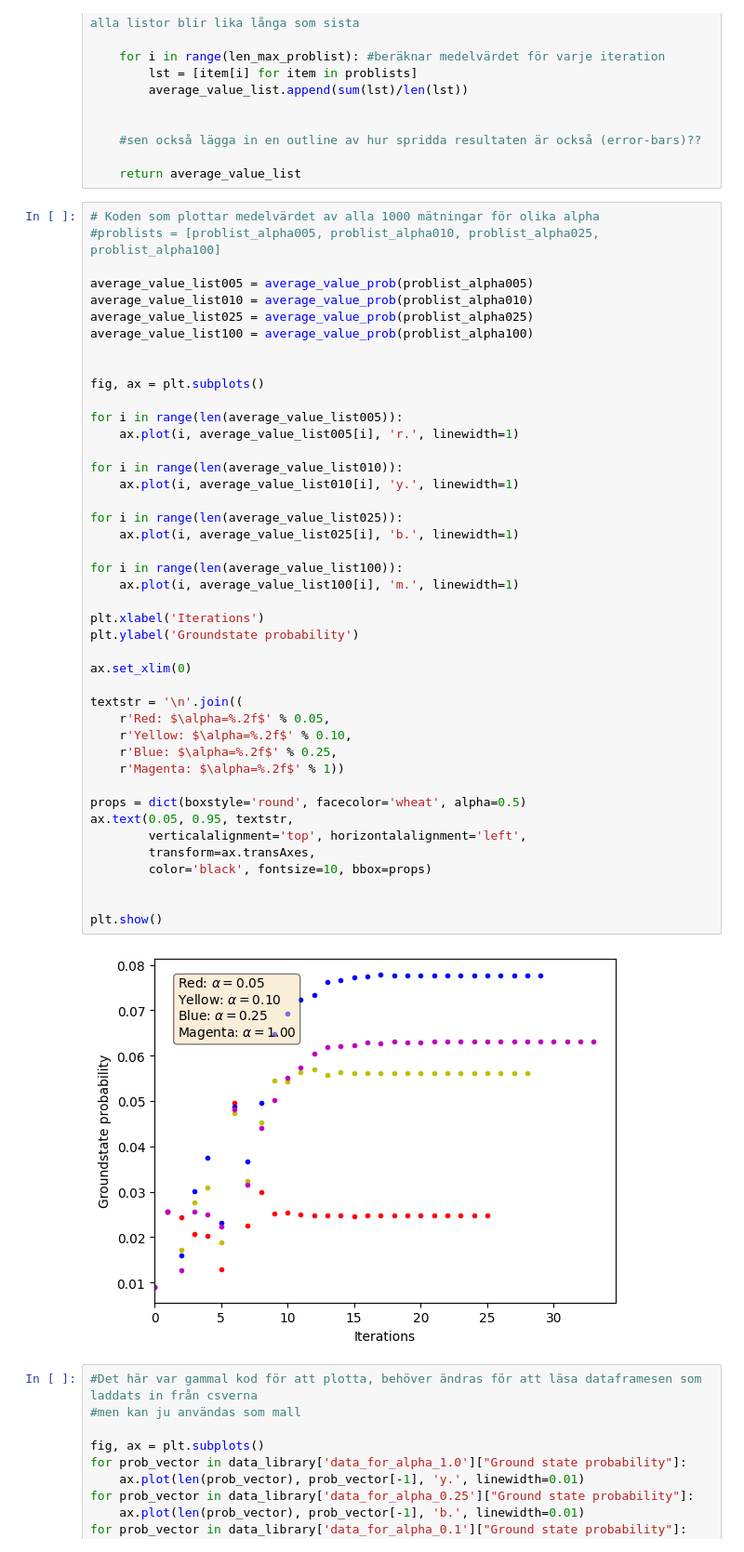
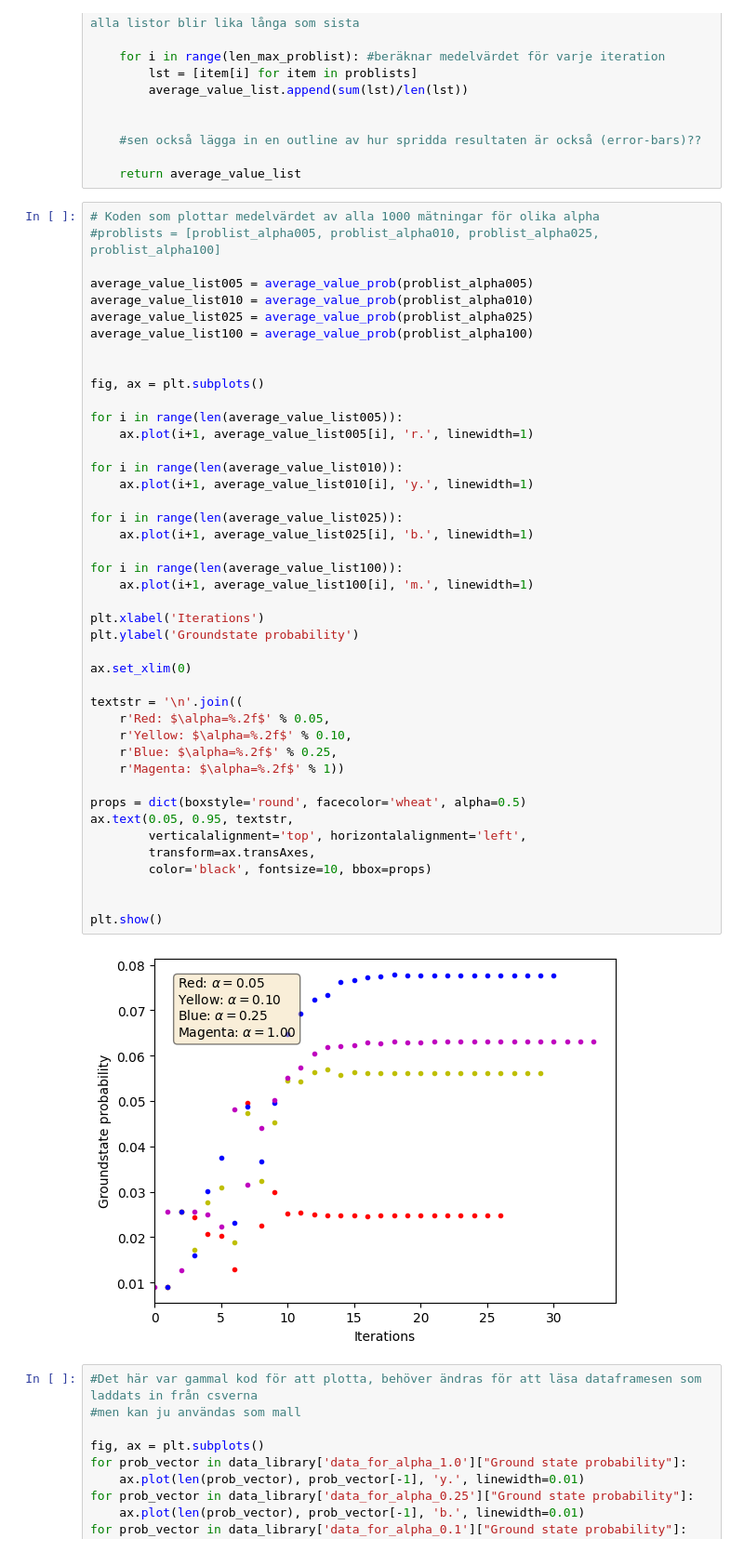
Before and after one commit to jacobljungberg/Testing_CVaR_on_QAOA, a Jupyter notebook: examples/Data_analysis.ipynb, the cells around one changed output. Shown at 93% size. Drawn from its saved outputs; the diff is of its cells as text.

```diff
--- a/examples/Data_analysis.ipynb
+++ b/examples/Data_analysis.ipynb
@@ -153,38 +153,38 @@ average_value_list100 = average_value_prob(problist_alpha100)
 fig, ax = plt.subplots()
 
 for i in range(len(average_value_list005)):
-    ax.plot(i, average_value_list005[i], 'r.', linewidth=1)
+    ax.plot(i+1, average_value_list005[i], 'r.', linewidth=1)
 
 for i in range(len(average_value_list010)):
-    ax.plot(i, average_value_list010[i], 'y.', linewidth=1)
+    ax.plot(i+1, average_value_list010[i], 'y.', linewidth=1)
 
 for i in range(len(average_value_list025)):
-    ax.plot(i, average_value_list025[i], 'b.', linewidth=1)
+    ax.plot(i+1, average_value_list025[i], 'b.', linewidth=1)
 
 for i in range(len(average_value_list100)):
-    ax.plot(i, average_value_list100[i], 'm.', linewidth=1)
+    ax.plot(i+1, average_value_list100[i], 'm.', linewidth=1)
 
 plt.xlabel('Iterations')
 plt.ylabel('Groundstate probability')
 
 ax.set_xlim(0)
 
 textstr = '\n'.join((
     r'Red: $\alpha=%.2f$' % 0.05,
     r'Yellow: $\alpha=%.2f$' % 0.10,
     r'Blue: $\alpha=%.2f$' % 0.25,
     r'Magenta: $\alpha=%.2f$' % 1))
 
 props = dict(boxstyle='round', facecolor='wheat', alpha=0.5)
 ax.text(0.05, 0.95, textstr,
         verticalalignment='top', horizontalalignment='left',
         transform=ax.transAxes,
         color='black', fontsize=10, bbox=props)
 
 
 plt.show()
 # %% [output]
-[figure, old version]
+[figure, new version]
 # %%
 #Det här var gammal kod för att plotta, behöver ändras för att läsa dataframesen som laddats in från csverna
 #men kan ju användas som mall
```
